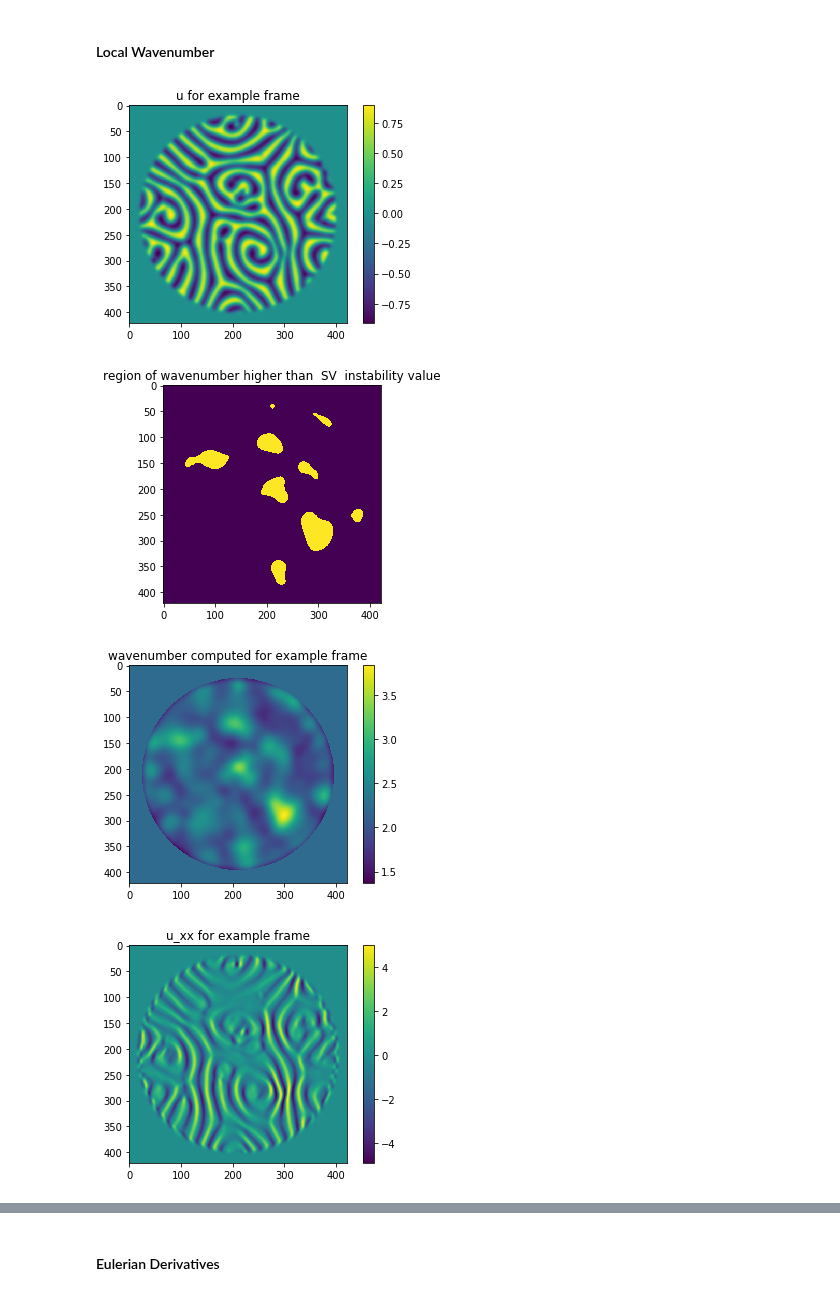
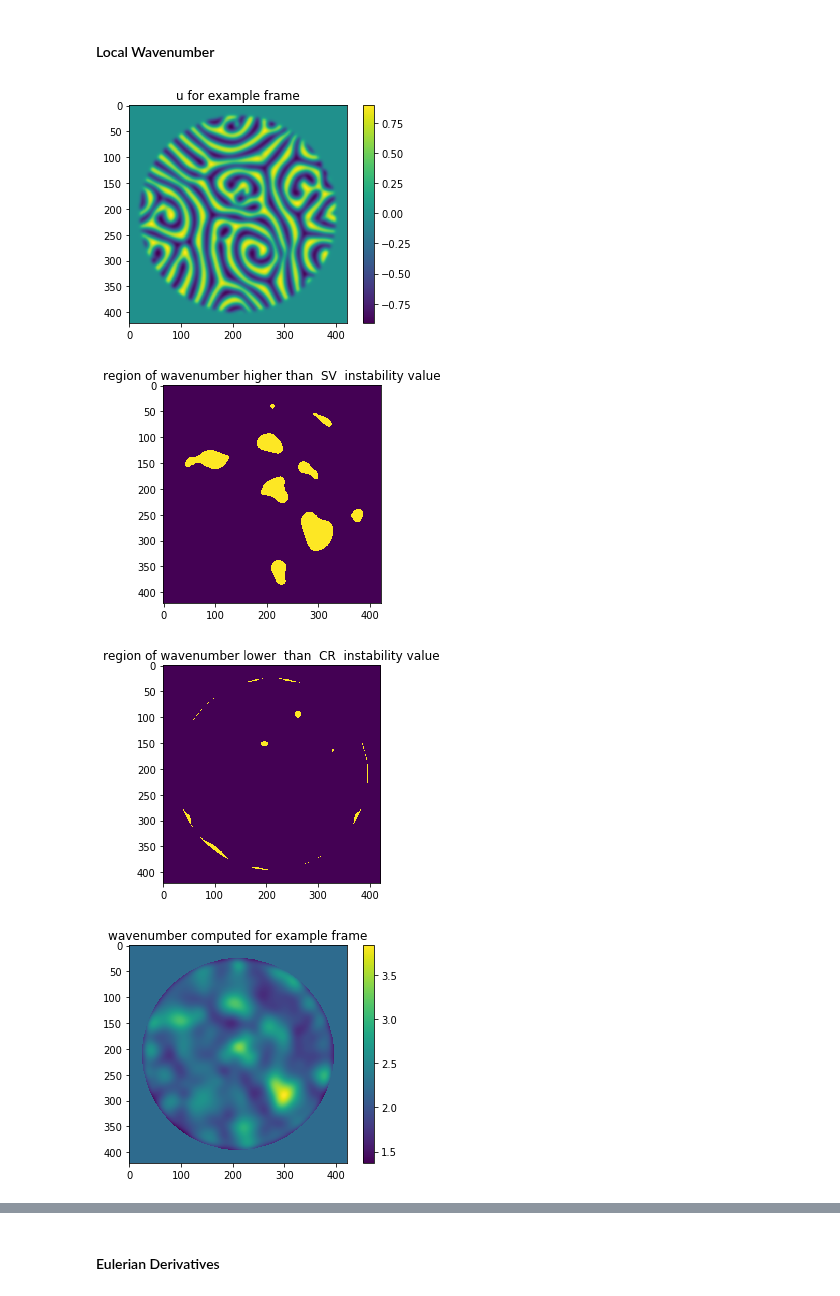
Before and after one commit to rachellevanger/image-tda-rayleigh-benard-convection, a Jupyter notebook: for_paper/Lyapunov_Paper_Notebook_Jacek.ipynb, the cells around one changed output, grey strips where cells are left out. Cells and saved outputs as stored; diff of their text form; code cells hidden in the pictures.

```diff
--- a/for_paper/Lyapunov_Paper_Notebook_Jacek.ipynb
+++ b/for_paper/Lyapunov_Paper_Notebook_Jacek.ipynb
@@ -302,34 +302,38 @@ wn2[comask(185)] = np.mean(wn2[mask(185)])
 #Cross Hohenberg Pattern formation outside of equilibrium paper
 #their \sigma=0.71 , our \sigma=0.84 (so maybe this value should be slightly larger)
 CR = 1.71
 SV = 2.66
-wn2cr = wn2 > SV
-wn2sv = wn2 < CR #this covers a lot of area
+wn2cr = wn2 >= SV
+wn2sv = wn2 <= CR #this covers a lot of area
 
 plt.imshow(u)
 plt.colorbar()
 plt.title("u for example frame")
 plt.show()
 
 
 
 plt.imshow(wn2cr)
 plt.title("region of wavenumber higher than  SV  instability value")
+plt.show()
+
+plt.imshow(wn2sv)
+plt.title("region of wavenumber lower  than  CR  instability value")
 plt.show()
 
 plt.imshow(wn2)
 plt.colorbar()
 plt.title("wavenumber computed for example frame")
 plt.show()
 
 
 [ux, uxx, uxxx, uy, uyy, uyyy, uxy] = hod(u)
 plt.imshow(uxx)
 plt.colorbar()
 plt.title("u_xx for example frame")
 plt.show()
 # %% [output]
 [figure]
 [figure]
-[figure, old version]
+[figure, new version]
-[figure, old version]
+[figure, new version]
```
Also changed, not shown: parts of 1 cell of this notebook.
